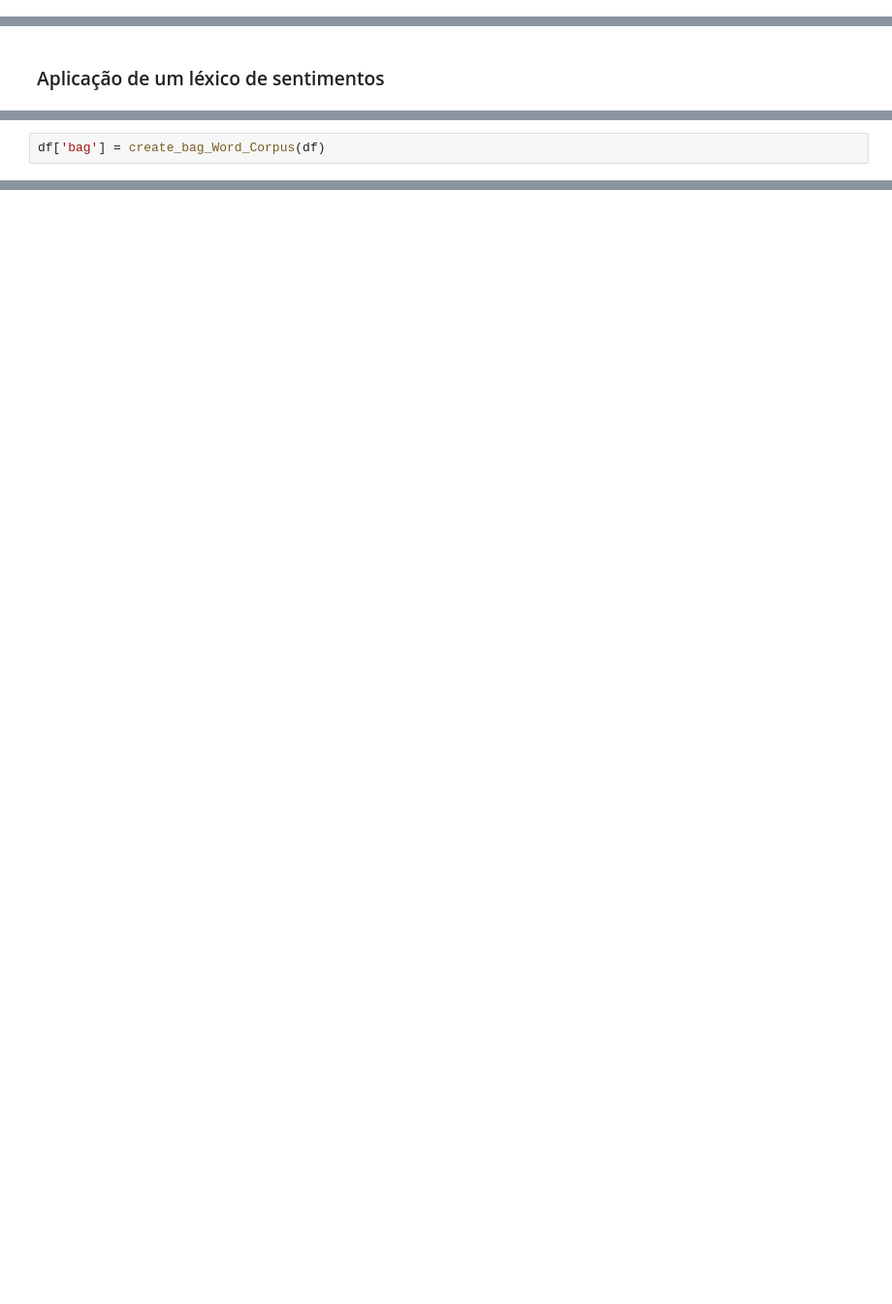
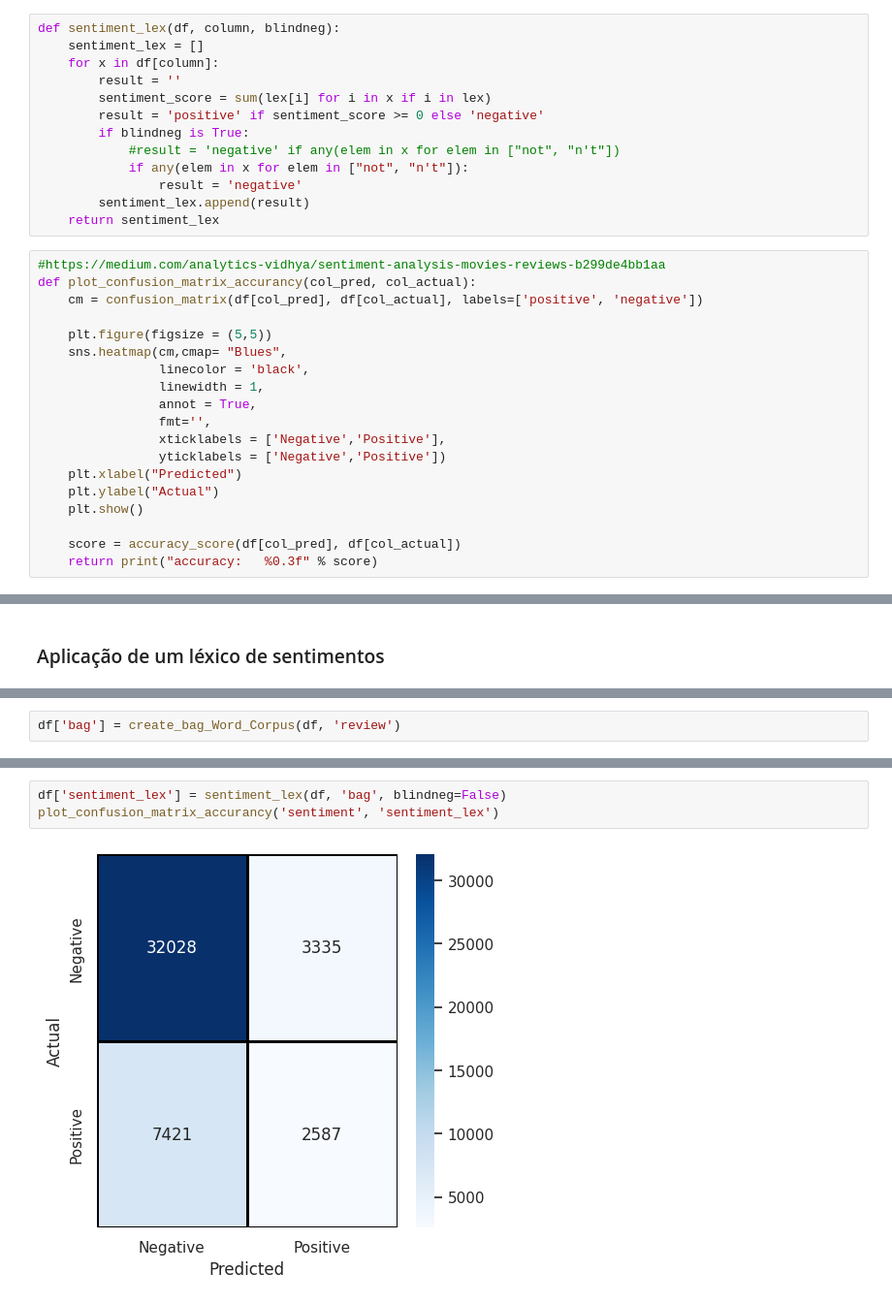
Before and after one commit to reneporto/Text_Mining_Python, a Jupyter notebook: Trabalho_text_mining_RP_RR.ipynb, the cells around one changed output, grey strips where cells are left out. Shown at 97% size. Saved outputs shown, nothing was run; the diff lists cells and outputs as text; blank space fills up the shorter version.

```diff
--- a/Trabalho_text_mining_RP_RR.ipynb
+++ b/Trabalho_text_mining_RP_RR.ipynb
@@ -97,6 +97,38 @@ def sentiment_calc(text):
         return sentiment_binary
     except:
         return None
+# %%
+def sentiment_lex(df, column, blindneg):
+    sentiment_lex = []
+    for x in df[column]:
+        result = ''
+        sentiment_score = sum(lex[i] for i in x if i in lex)
+        result = 'positive' if sentiment_score >= 0 else 'negative'
+        if blindneg is True:
+            #result = 'negative' if any(elem in x for elem in ["not", "n't"])
+            if any(elem in x for elem in ["not", "n't"]):
+                result = 'negative'
+        sentiment_lex.append(result)
+    return sentiment_lex
+# %%
+#https://medium.com/analytics-vidhya/sentiment-analysis-movies-reviews-b299de4bb1aa
+def plot_confusion_matrix_accurancy(col_pred, col_actual):
+    cm = confusion_matrix(df[col_pred], df[col_actual], labels=['positive', 'negative'])
+
+    plt.figure(figsize = (5,5))
+    sns.heatmap(cm,cmap= "Blues",
+                linecolor = 'black',
+                linewidth = 1,
+                annot = True,
+                fmt='',
+                xticklabels = ['Negative','Positive'],
+                yticklabels = ['Negative','Positive'])
+    plt.xlabel("Predicted")
+    plt.ylabel("Actual")
+    plt.show()
+
+    score = accuracy_score(df[col_pred], df[col_actual])
+    return print("accuracy:   %0.3f" % score)
 # %% [markdown]
 ### Análise Exploratória dos Dados
 # %%
@@ -202,2 +198,2 @@ lex = lex.to_dict()
 # %%
-df['bag'] = create_bag_Word_Corpus(df)
+df['bag'] = create_bag_Word_Corpus(df, 'review')
@@ -217,0 +202,5 @@ Name: bag, dtype: object
+# %%
+df['sentiment_lex'] = sentiment_lex(df, 'bag', blindneg=False)
+plot_confusion_matrix_accurancy('sentiment', 'sentiment_lex')
+# %% [output]
+[figure, added]
```
Also changed, not shown: parts of 9 cells of this notebook.
